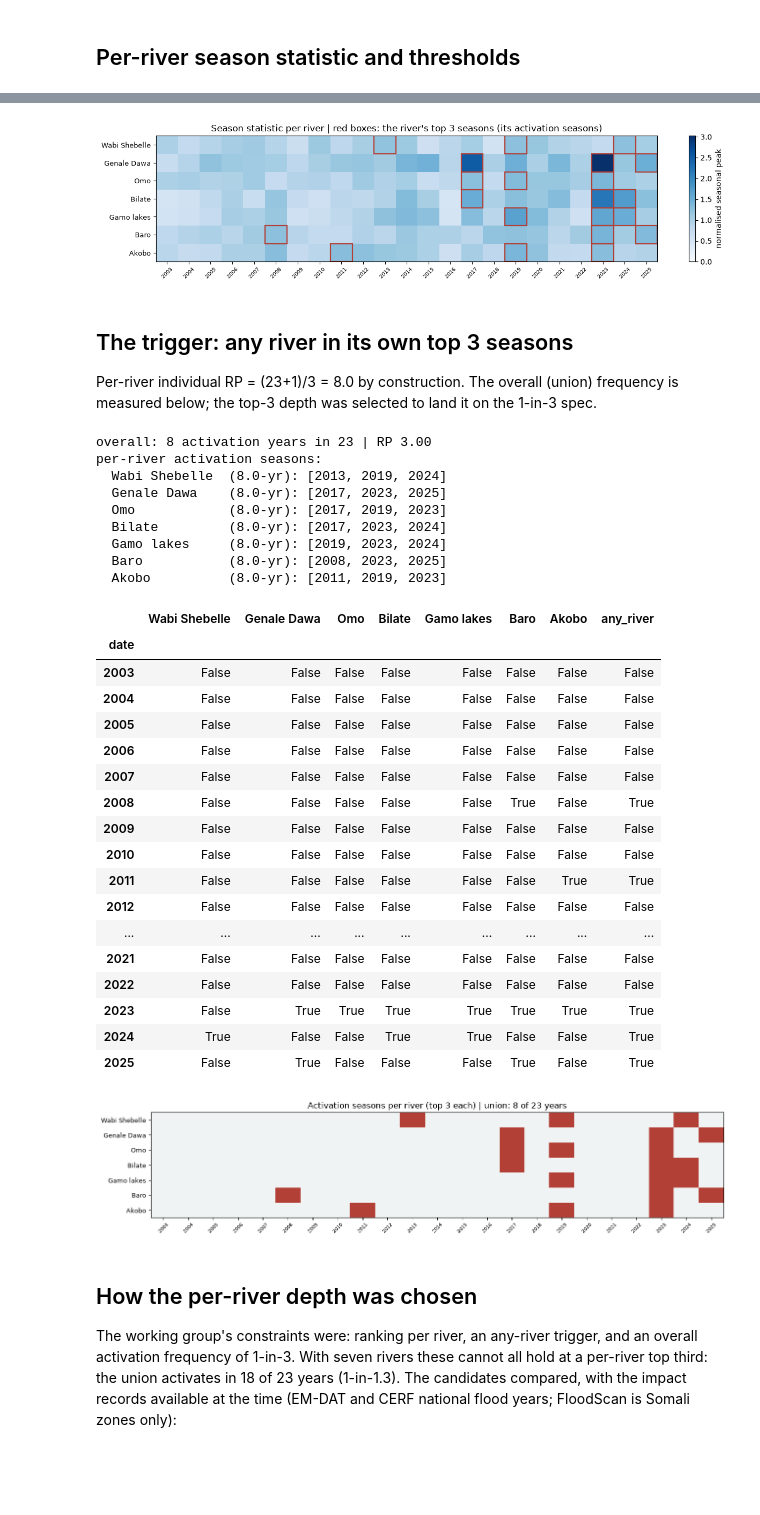
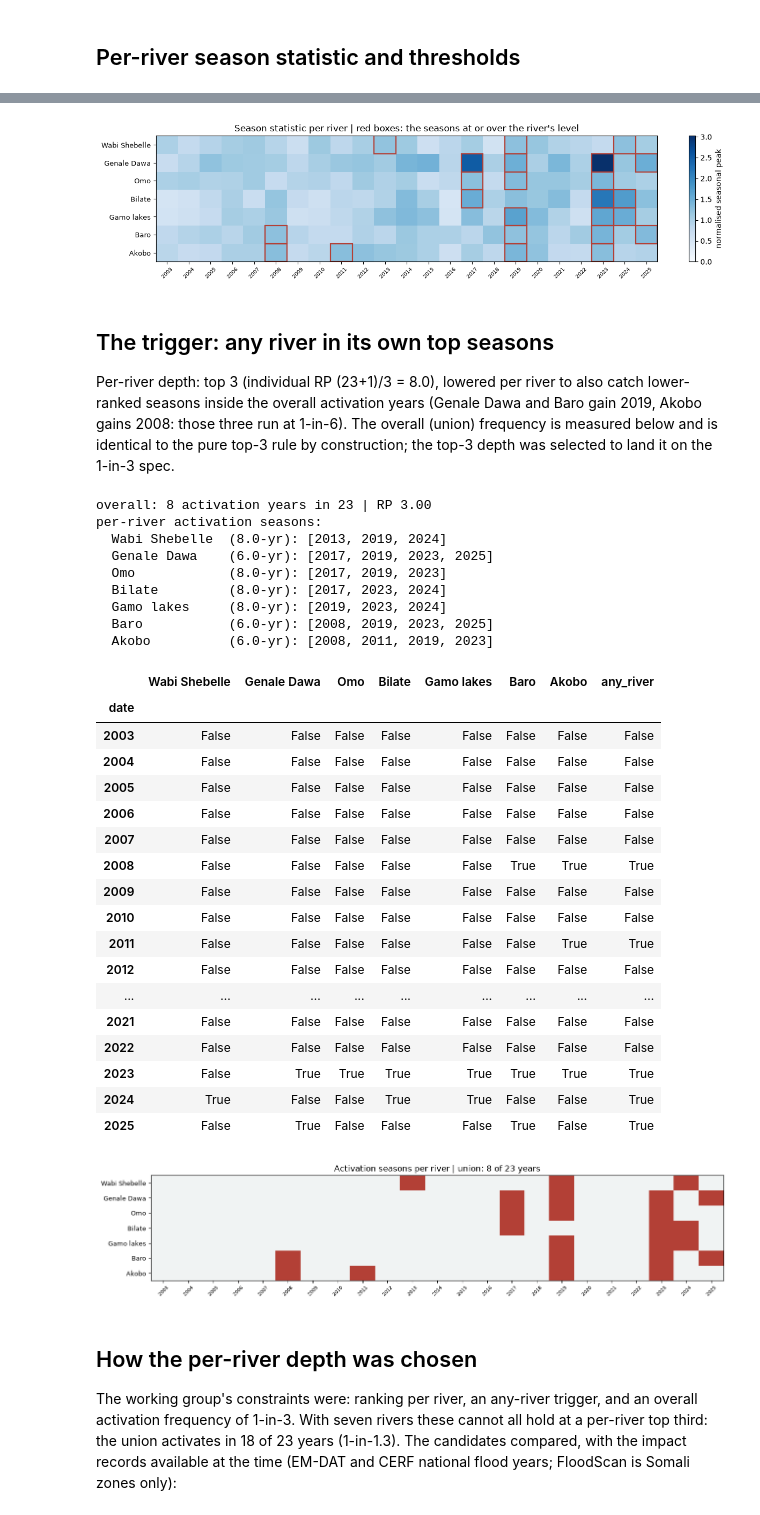
Before and after one commit to OCHA-DAP/ds-aa-eth-flooding, a Jupyter notebook: analysis/04_ond_trigger_design.ipynb, the cells around one changed output, grey strips where cells are left out. Cells and saved outputs as stored; diff of their text form; code cells hidden in the pictures; blank space fills up the shorter version.

```diff
--- a/analysis/04_ond_trigger_design.ipynb
+++ b/analysis/04_ond_trigger_design.ipynb
@@ -90,9 +93,29 @@ river_stat = pd.DataFrame({
     r: norm[[s for s, rr in RIVER_OF.items() if rr == r and s in norm.columns]].max(axis=1)
     for r in RIVERS
 })
-ratio_star = river_stat.apply(lambda col: col.sort_values(ascending=False).iloc[TOP_N - 1])
-print("threshold ratio per river (3rd-largest normalised seasonal peak):")
-print(ratio_star.round(2).to_string())
+
+# start at the top-3 depth, then lower each river's ratio to also catch
+# lower-ranked seasons that are already overall activation years; stop at the
+# first season outside the union, so no river can bring a new year in and the
+# overall activation years are unchanged by construction (adjusted 30 Sep 2026)
+ratio_top3 = river_stat.apply(lambda col: col.sort_values(ascending=False).iloc[TOP_N - 1])
+active_top3 = river_stat.ge(ratio_top3, axis=1)
+union_top3 = set(active_top3.index[active_top3.any(axis=1)])
+adj = {}
+for r in RIVERS:
+    ranked = river_stat[r].sort_values(ascending=False)
+    keep = list(ranked.index[:TOP_N])
+    for y in ranked.index[TOP_N:]:
+        if y not in union_top3:
+            break
+        keep.append(y)
+    adj[r] = ranked.loc[keep].min()
+ratio_star = pd.Series(adj)[RIVERS]
+
+comp = pd.DataFrame({"top3_ratio": ratio_top3, "adjusted_ratio": ratio_star}).round(3)
+comp["seasons_kept"] = [int(river_stat[r].ge(ratio_star[r]).sum()) for r in RIVERS]
+print("threshold ratio per river (3rd-largest, lowered within the union years):")
+print(comp.to_string())
 
 levels = pd.DataFrame({
     "station_id": med_max.index,
@@ -139,15 +163,18 @@ for i, r in enumerate(RIVERS):
 ax.set_xticks(range(N_YEARS)); ax.set_xticklabels(YEARS, fontsize=7, rotation=45)
 ax.set_yticks(range(len(RIVERS))); ax.set_yticklabels(RIVERS, fontsize=9)
 plt.colorbar(im, ax=ax, label="normalised seasonal peak")
-ax.set_title("Season statistic per river | red boxes: the river's top 3 seasons (its activation seasons)")
+ax.set_title("Season statistic per river | red boxes: the seasons at or over the river's level")
 plt.tight_layout(); plt.show()
 # %% [output]
-[figure, old version]
+[figure, new version]
 # %% [markdown]
-## The trigger: any river in its own top 3 seasons
+## The trigger: any river in its own top seasons
 
-Per-river individual RP = (23+1)/3 = 8.0 by construction. The overall (union)
-frequency is measured below; the top-3 depth was selected to land it on the
+Per-river depth: top 3 (individual RP (23+1)/3 = 8.0), lowered per river to
+also catch lower-ranked seasons inside the overall activation years (Genale
+Dawa and Baro gain 2019, Akobo gains 2008: those three run at 1-in-6). The
+overall (union) frequency is measured below and is identical to the pure
+top-3 rule by construction; the top-3 depth was selected to land it on the
 1-in-3 spec.
 # %%
 active = river_stat.ge(ratio_star, axis=1)
@@ -165,12 +192,12 @@ act_table
 overall: 8 activation years in 23 | RP 3.00
 per-river activation seasons:
   Wabi Shebelle  (8.0-yr): [2013, 2019, 2024]
-  Genale Dawa    (8.0-yr): [2017, 2023, 2025]
+  Genale Dawa    (6.0-yr): [2017, 2019, 2023, 2025]
   Omo            (8.0-yr): [2017, 2019, 2023]
   Bilate         (8.0-yr): [2017, 2023, 2024]
   Gamo lakes     (8.0-yr): [2019, 2023, 2024]
-  Baro           (8.0-yr): [2008, 2023, 2025]
-  Akobo          (8.0-yr): [2011, 2019, 2023]
+  Baro           (6.0-yr): [2008, 2019, 2023, 2025]
+  Akobo          (6.0-yr): [2008, 2011, 2019, 2023]
 |  | Wabi Shebelle | Genale Dawa | Omo | Bilate | Gamo lakes | Baro | Akobo | any_river |
 | date |  |  |  |  |  |  |  |  |
 | 2003 | False | False | False | False | False | False | False | False |
@@ -178,7 +205,7 @@ per-river activation seasons:
 | 2005 | False | False | False | False | False | False | False | False |
 | 2006 | False | False | False | False | False | False | False | False |
 | 2007 | False | False | False | False | False | False | False | False |
-| 2008 | False | False | False | False | False | True | False | True |
+| 2008 | False | False | False | False | False | True | True | True |
 | 2009 | False | False | False | False | False | False | False | False |
 | 2010 | False | False | False | False | False | False | False | False |
 | 2011 | False | False | False | False | False | False | True | True |
@@ -192,13 +219,13 @@ per-river activation seasons:
 # %%
 fig, ax = plt.subplots(figsize=(13, 3.0))
 mat = active[RIVERS].T.values.astype(int)
 ax.imshow(mat, cmap=mcolors.ListedColormap(["#f0f3f3", "#B34036"]), aspect="auto", vmin=0, vmax=1)
 ax.set_xticks(range(N_YEARS)); ax.set_xticklabels(YEARS, fontsize=7, rotation=45)
 ax.set_yticks(range(len(RIVERS))); ax.set_yticklabels(RIVERS, fontsize=9)
-ax.set_title(f"Activation seasons per river (top 3 each) | union: {len(union_years)} of {N_YEARS} years")
+ax.set_title(f"Activation seasons per river | union: {len(union_years)} of {N_YEARS} years")
 plt.tight_layout(); plt.show()
 # %% [output]
-[figure, old version]
+[figure, new version]
 # %% [markdown]
 ## How the per-river depth was chosen
 
```
Also changed, not shown: parts of 3 cells of this notebook, 8 other files.
